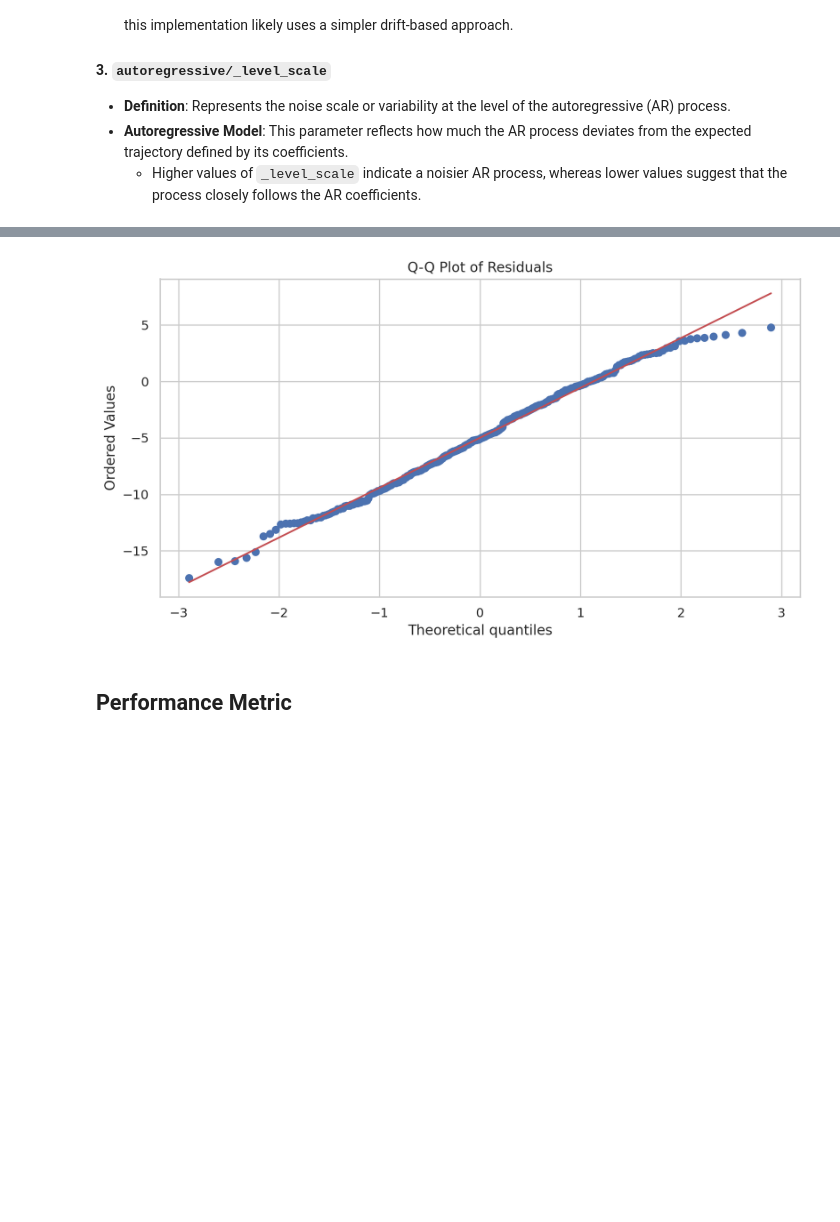
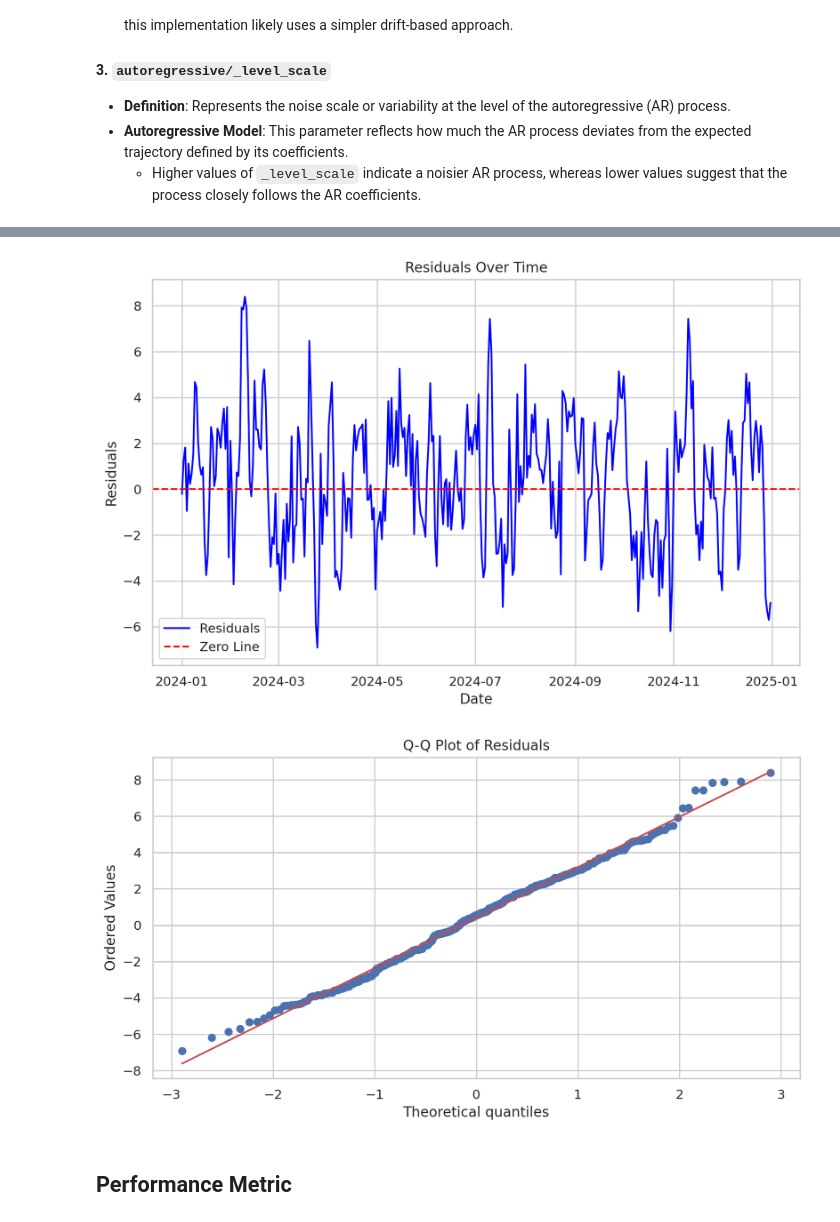
Before and after one commit to vikranth1000/tutorials, a Jupyter notebook: tutorial_tensorflow/src/tutorial_tensorflow.ipynb, the cells around one changed output, grey strips where cells are left out. Saved outputs shown, nothing was run; the diff lists cells and outputs as text; code cells hidden in the pictures; blank space fills up the shorter version.

```diff
--- a/tutorial_tensorflow/src/tutorial_tensorflow.ipynb
+++ b/tutorial_tensorflow/src/tutorial_tensorflow.ipynb
@@ -83,7 +83,7 @@ config = {
         "slope": 0.005,
         "intercept": 15,
         # params for random walk,
-        "drift_scale" : 0.5,
+        "seasonal_drift_scale" : 0.5,
         # List of holidays and their impact.
         "holidays_dates": ['2020-12-25', '2021-12-25', '2022-12-25', "2023-12-25", "2024-12-25"],
         "holidays_impact" : 0.25,
@@ -92,10 +92,12 @@ config = {
         "phi": 0.7,
         # Noise std.
         "seed": 42,
-        "noise_sigma": 2.0,
+        "observational_noise_sigma": 2.0,
     },
     "model": {
-       "learning_rate": 0.1,
+        "num_seasons": 7,
+        "num_steps_per_season":1,
+        "learning_rate": 0.1,
         "num_steps": 200,
     },
 }
@@ -114,18 +116,24 @@ y_trend = config["data"]["slope"] * time + config["data"]["intercept"]
 # Define the seasonality factor.
 seasonality_factor = 7
 # Generate seasonal effects with drift
-for t in range(p_weekly, len(dates)):
-    y_trend[t] = y_trend[t - seasonality_factor] + np.random.normal(0, config["data"]["drift_scale"])
+for t in range(seasonality_factor, len(dates), seasonality_factor):
+    y_trend[t] = y_trend[t - seasonality_factor] + np.random.normal(0, config["data"]["seasonal_drift_scale"])
+# # Generate seasonal effects with drift
+# seasonal_effects = np.zeros(len(dates))
+# for t in range(seasonality_factor, len(dates), seasonality_factor):
+#     seasonal_effects[t] = seasonal_effects[t - seasonality_factor] + np.random.normal(
+#         0, config["data"]["seasonal_drift_scale"]
+#     )
 # Define holidays impact.
 holiday_effect = np.zeros(len(dates))
 holiday_effect[np.isin(dates.date, pd.to_datetime(config["data"]["holidays_dates"]).date)] = config["data"]["holidays_impact"]
 # Define white noise.
-noise = np.random.normal(loc=0, scale=config["data"]["noise_sigma"], size=len(time))
+noise = np.random.normal(loc=0, scale=config["data"]["observational_noise_sigma"], size=len(time))
 # Add autoregressive behavior.
 y = np.zeros(len(time))
-y[0] = y_trend[0] + y_weekly_seasonality[0] + holiday_effect[0] + noise[0]
+y[0] = y_trend[0] + holiday_effect[0] + noise[0]
 for i in range(1, len(time)):
-    y[i] = config["data"]["phi"] * y[i-1] + y_trend[i] + y_weekly_seasonality[i] + holiday_effect[i] + noise[i]
+    y[i] = config["data"]["phi"] * y[i-1] + y_trend[i] + holiday_effect[i] + noise[i]
 df = pd.DataFrame({"ds": dates, "y": y})
 # Add lagged value of the target as a feature.
 df["y.lag1"] = df["y"].shift(1)
@@ -587,14 +551,24 @@ fig.tight_layout()
 # %%
 # Calculate residuals
 residuals = df_test["y"].to_numpy() - forecast_mean
+plt.figure(figsize=(10, 6))
+plt.plot(df_test["ds"], residuals, label="Residuals", color="blue")
+plt.axhline(0, color="red", linestyle="--", label="Zero Line")
+plt.title("Residuals Over Time")
+plt.xlabel("Date")
+plt.ylabel("Residuals")
+plt.legend()
+plt.grid(True)
+plt.show()
 
 # Q-Q Plot for Residuals
 plt.figure(figsize=(10, 5))
 stats.probplot(residuals, dist="norm", plot=plt)
 plt.title("Q-Q Plot of Residuals")
 plt.show()
 # %% [output]
-[figure, old version]
+[figure, new version]
+[figure, added]
 # %% [markdown]
 ## Performance Metric
 # %%
```
Also changed, not shown: parts of 23 cells of this notebook, 1 other file.
